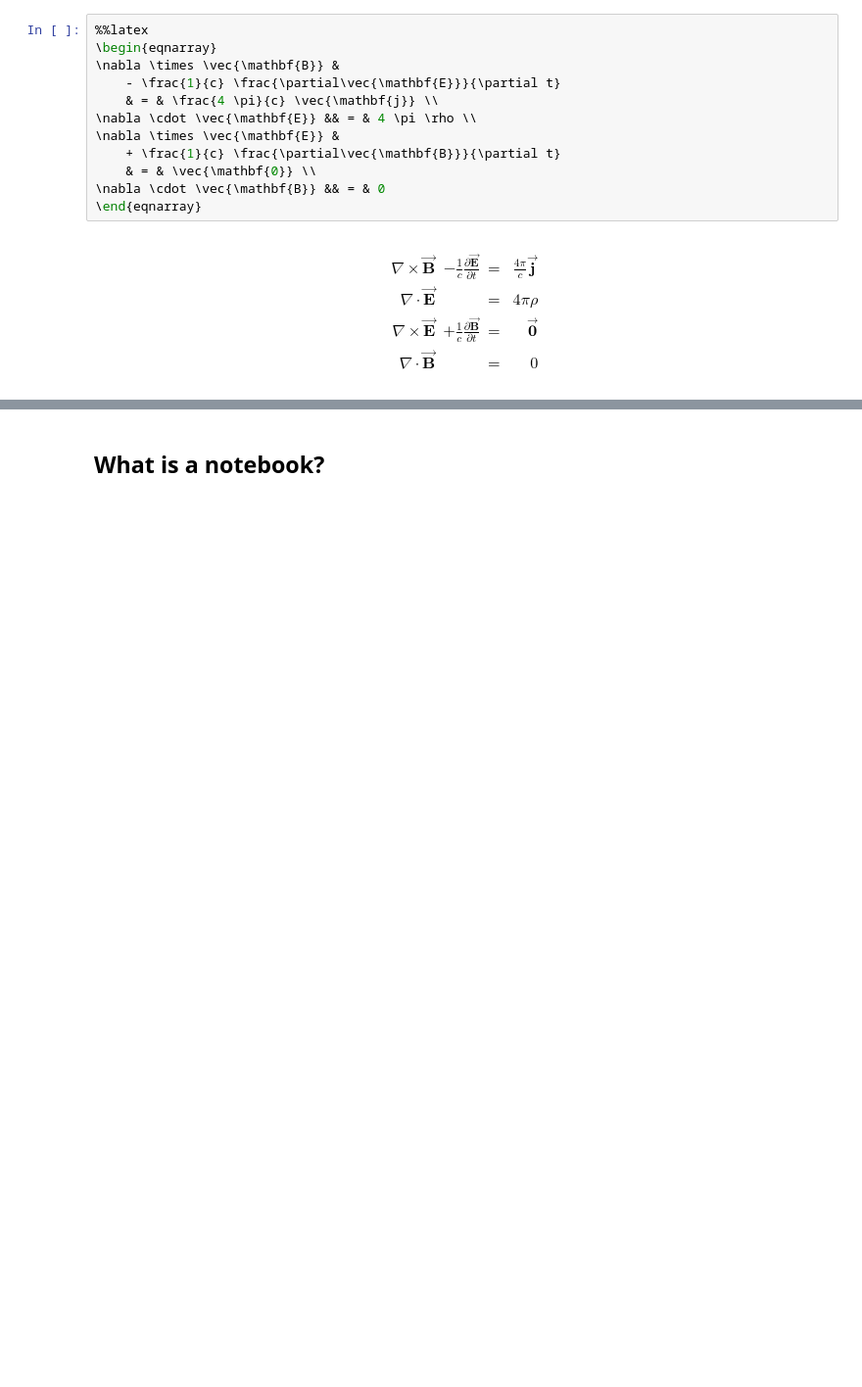
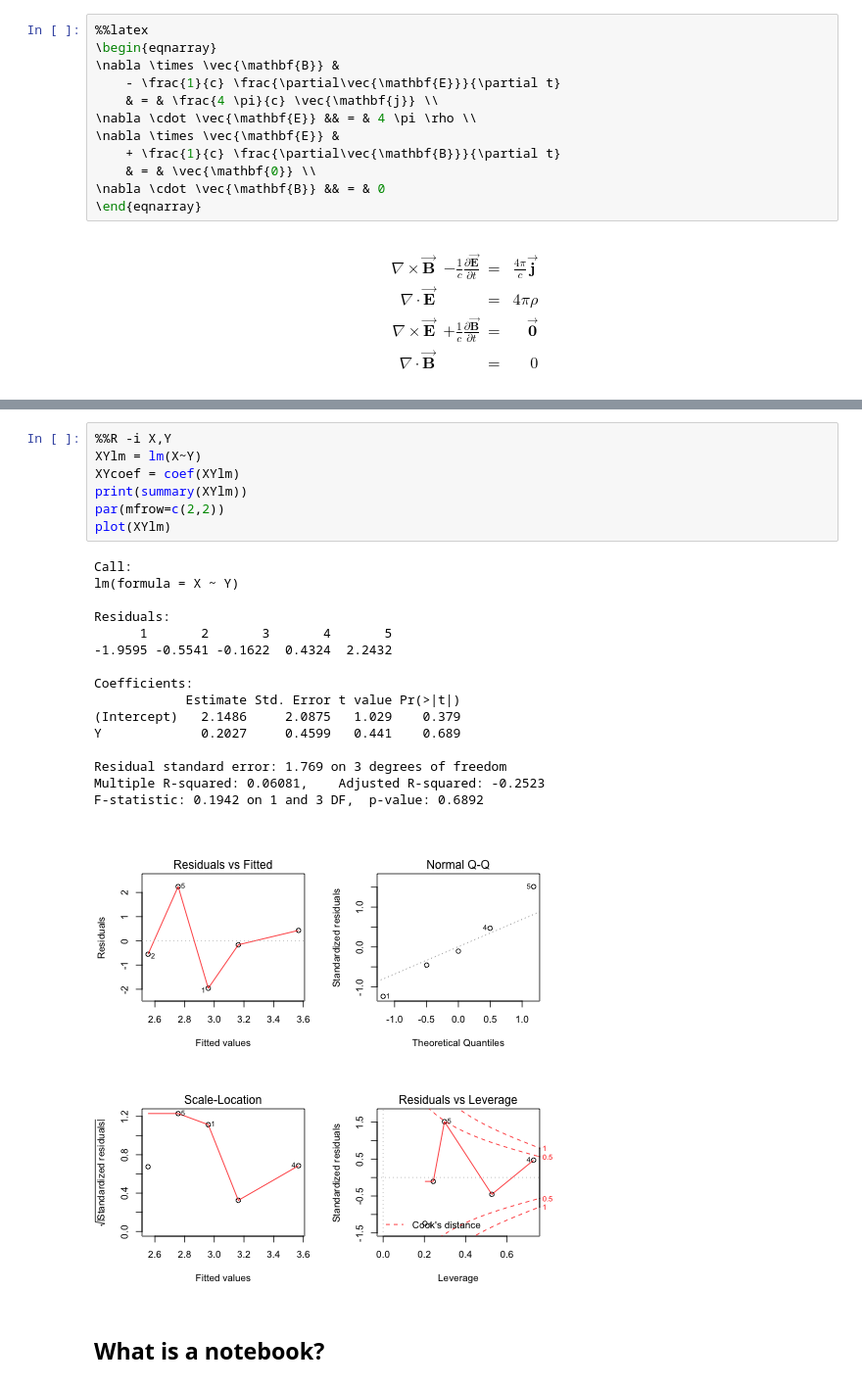
Before and after one commit to minrk/rupy, a Jupyter notebook: IPython.ipynb, the cells around one changed output, grey strips where cells are left out. Shown: that part at 98% size. Drawn from its saved outputs; the diff is of its cells as text; blank space fills up the shorter version.

```diff
--- a/IPython.ipynb
+++ b/IPython.ipynb
@@ -95,3 +213,27 @@ for n in range(5):
+# %%
+%%R -i X,Y
+XYlm = lm(X~Y)
+XYcoef = coef(XYlm)
+print(summary(XYlm))
+par(mfrow=c(2,2))
+plot(XYlm)
+# %% [output]
+Call:
+lm(formula = X ~ Y)
+
+Residuals:
+      1       2       3       4       5
+-1.9595 -0.5541 -0.1622  0.4324  2.2432
+
+Coefficients:
+            Estimate Std. Error t value Pr(>|t|)
+(Intercept)   2.1486     2.0875   1.029    0.379
+Y             0.2027     0.4599   0.441    0.689
+
+Residual standard error: 1.769 on 3 degrees of freedom
+Multiple R-squared: 0.06081,    Adjusted R-squared: -0.2523
+F-statistic: 0.1942 on 1 and 3 DF,  p-value: 0.6892
+[figure, added]
 # %% [markdown]
 ## What is a notebook?
 # %%
```
Also changed, not shown: parts of 34 cells of this notebook, 2 other files.
